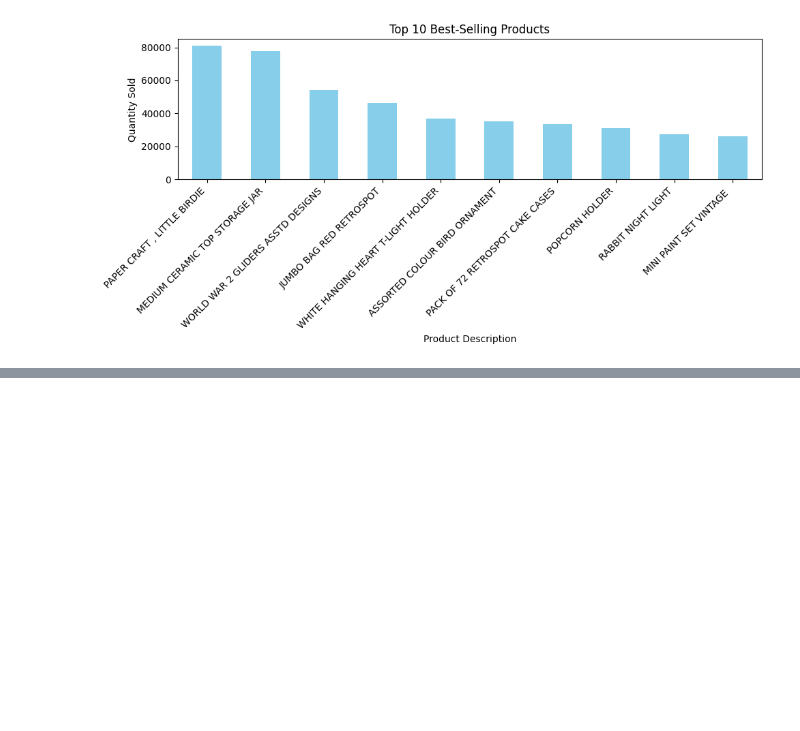
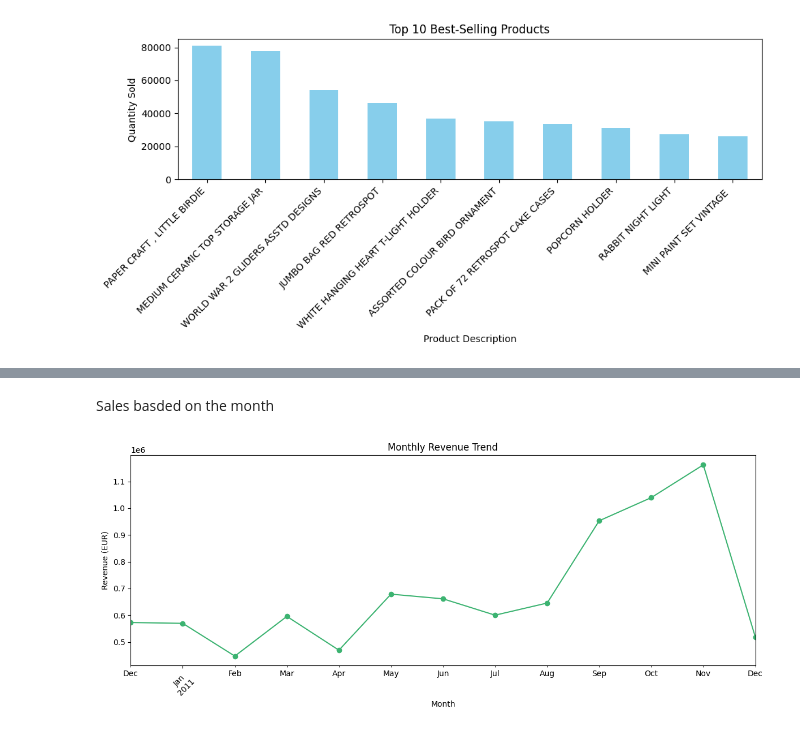
Before and after one commit to harshini-engg/ecommerce-sales-analysis, a Jupyter notebook: Ecommerce_Sales_Analysis.ipynb, the cells around one changed output, grey strips where cells are left out. Cells and saved outputs as stored; diff of their text form; code cells hidden in the pictures; blank space fills up the shorter version.

```diff
--- a/Ecommerce_Sales_Analysis.ipynb
+++ b/Ecommerce_Sales_Analysis.ipynb
@@ -94,0 +126,25 @@ plt.show()
+# %% [markdown]
+Sales basded on the month
+# %%
+
+df['InvoiceDate'] = pd.to_datetime(df['InvoiceDate'])
+
+
+df['MonthYear'] = df['InvoiceDate'].dt.to_period('M')
+
+
+monthly_revenue = df.groupby('MonthYear')['TotalPrice'].sum()
+
+
+import matplotlib.pyplot as plt
+
+plt.figure(figsize=(12, 5))
+monthly_revenue.plot(kind='line', marker='o', color='mediumseagreen')
+plt.title('Monthly Revenue Trend')
+plt.ylabel('Revenue (EUR)')
+plt.xlabel('Month')
+plt.xticks(rotation=45)
+plt.tight_layout()
+plt.show()
+# %% [output]
+[figure, added]
```
Also changed, not shown: parts of 6 cells of this notebook.
